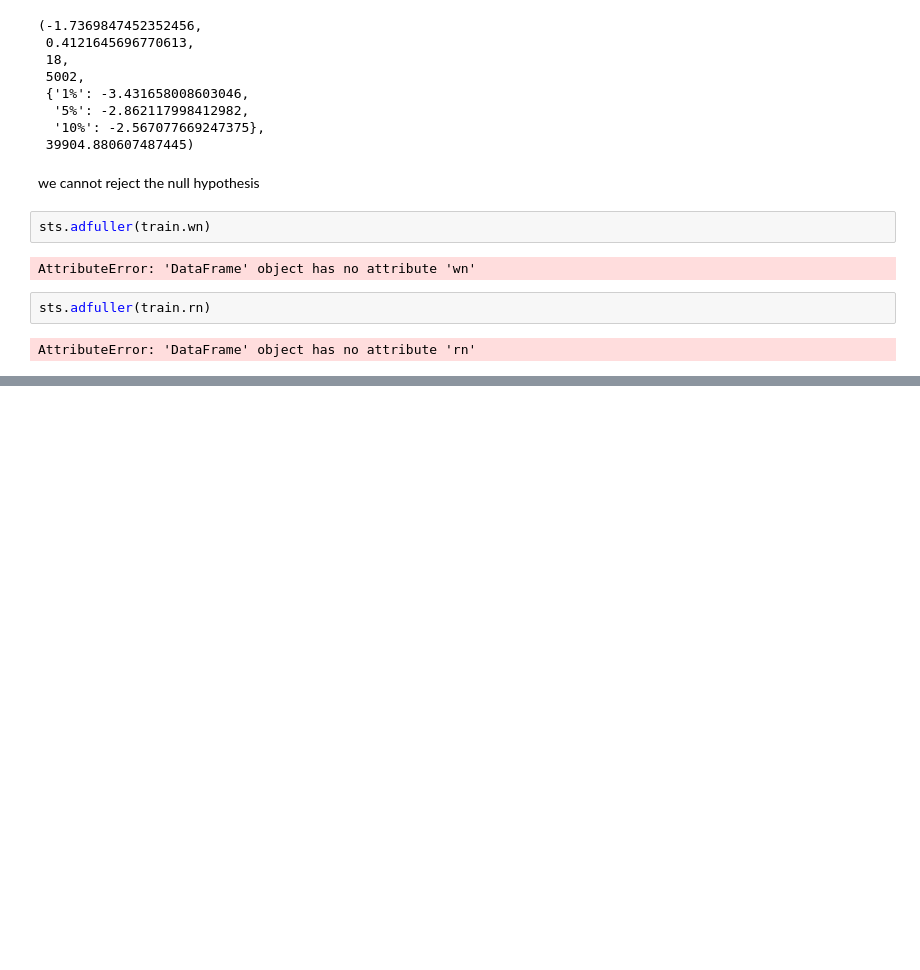
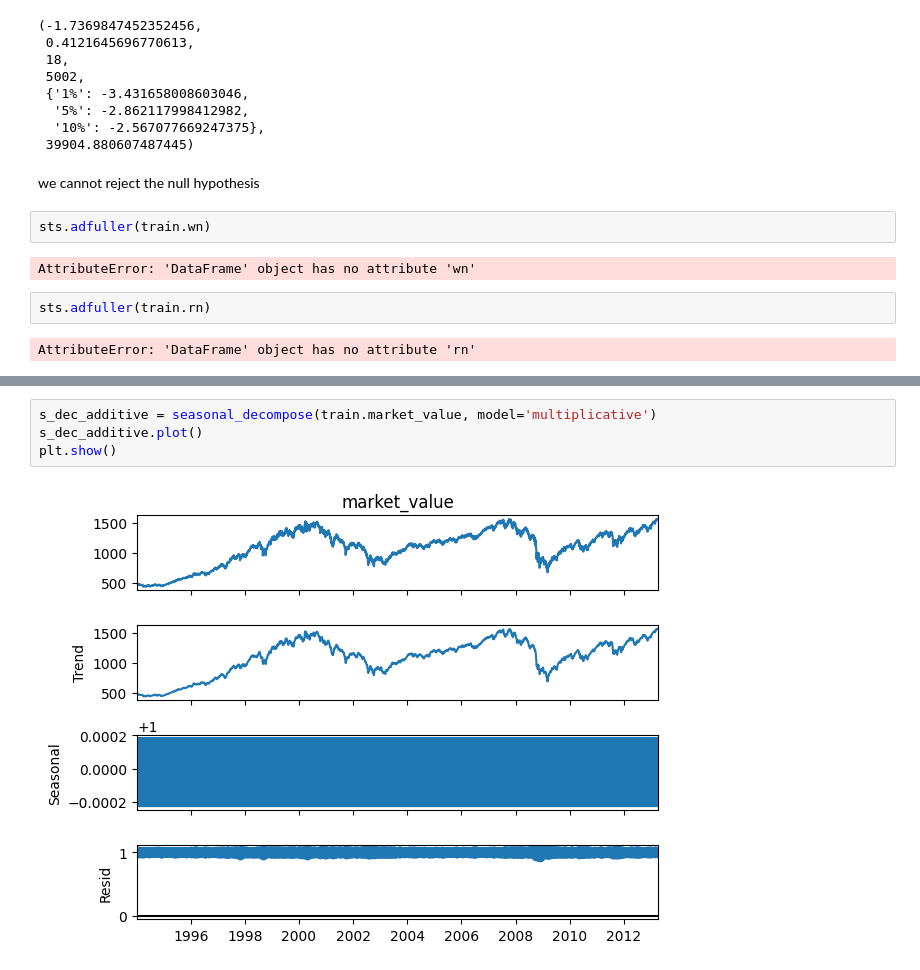
Before and after one commit to Mercymerine/Machine_learning2, a Jupyter notebook: time_series.ipynb, the cells around one changed output, grey strips where cells are left out. Saved outputs shown, nothing was run; the diff lists cells and outputs as text; blank space fills up the shorter version.

```diff
--- a/time_series.ipynb
+++ b/time_series.ipynb
@@ -391,0 +402,6 @@ AttributeError: 'DataFrame' object has no attribute 'rn'
+# %%
+s_dec_additive = seasonal_decompose(train.market_value, model='multiplicative')
+s_dec_additive.plot()
+plt.show()
+# %% [output]
+[figure, added]
```
Also changed, not shown: parts of 3 cells of this notebook.
